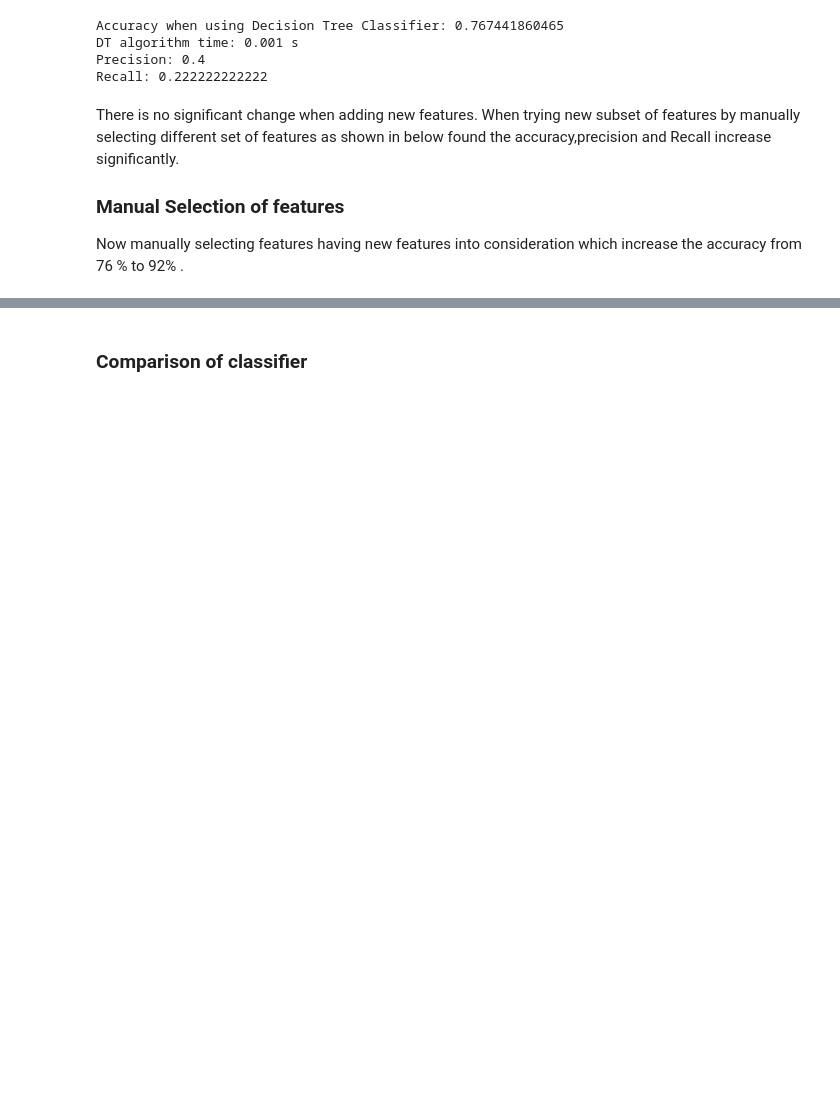
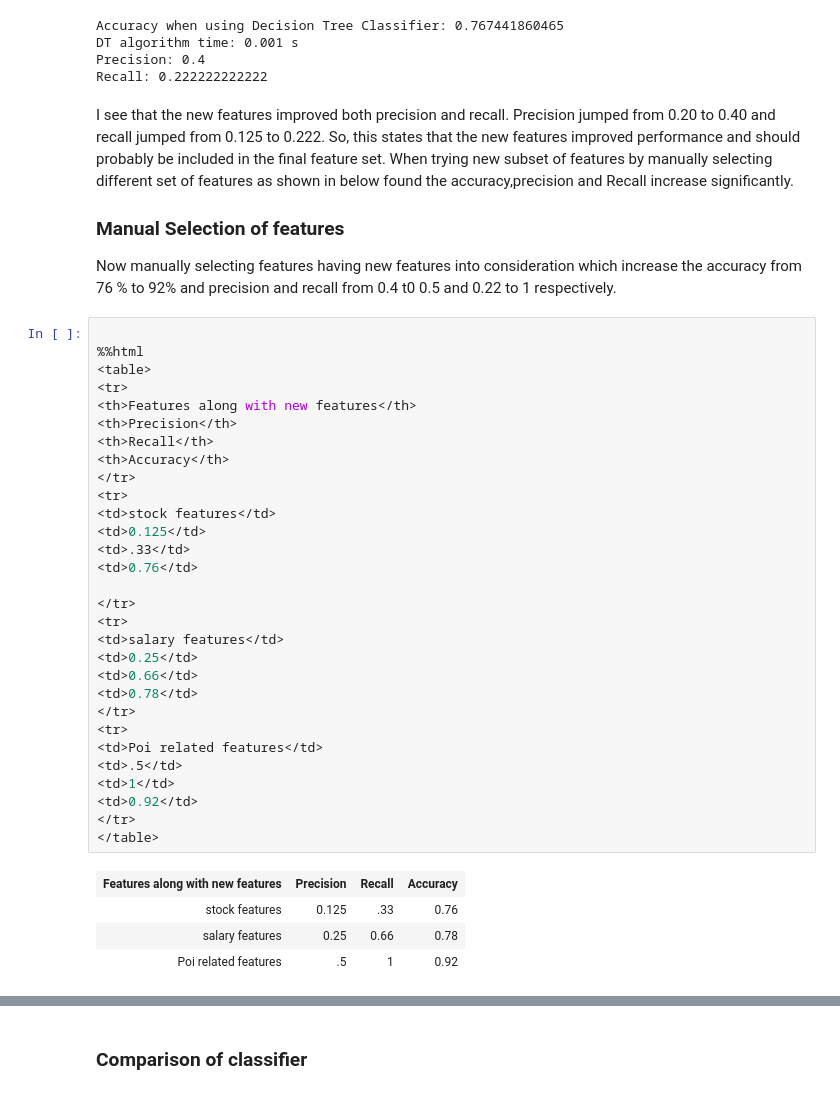
Before and after one commit to akanksha005/Enron-Fraud-Identifier, a Jupyter notebook: Enron Fraud Identifier.ipynb, the cells around one changed output, grey strips where cells are left out. Cells and saved outputs as stored; diff of their text form; blank space fills up the shorter version.

```diff
--- a/Enron Fraud Identifier.ipynb
+++ b/Enron Fraud Identifier.ipynb
@@ -469,7 +472,42 @@ DT algorithm time: 0.001 s
 Precision: 0.4
 Recall: 0.222222222222
 # %% [markdown]
-There is no significant change when adding new features. When trying new subset of features by manually selecting different set of features as shown in below found the accuracy,precision and Recall increase significantly.
+I see that the new features improved both precision and recall. Precision jumped from 0.20 to 0.40 and recall jumped from 0.125 to 0.222. So, this states that the new features improved performance and should probably be included in the final feature set.  When trying new subset of features by manually selecting different set of features as shown in below found the accuracy,precision and Recall increase significantly.
 ### Manual Selection of features
-Now manually selecting features having new features into consideration which increase the accuracy from 76 % to 92% .
+Now manually selecting features having new features into consideration which increase the accuracy from 76 % to 92% and precision and recall from 0.4 t0 0.5 and 0.22 to 1 respectively.
+# %%
+
+%%html
+<table>
+<tr>
+<th>Features along with new features</th>
+<th>Precision</th>
+<th>Recall</th>
+<th>Accuracy</th>
+</tr>
+<tr>
+<td>stock features</td>
+<td>0.125</td>
+<td>.33</td>
+<td>0.76</td>
+
+</tr>
+<tr>
+<td>salary features</td>
+<td>0.25</td>
+<td>0.66</td>
+<td>0.78</td>
+</tr>
+<tr>
+<td>Poi related features</td>
+<td>.5</td>
+<td>1</td>
+<td>0.92</td>
+</tr>
+</table>
+# %% [output]
+| Features along with new features | Precision | Recall | Accuracy |
+| stock features | 0.125 | .33 | 0.76 |
+| salary features | 0.25 | 0.66 | 0.78 |
+| Poi related features | .5 | 1 | 0.92 |
 # %%
```
Also changed, not shown: parts of 5 cells of this notebook, 2 other files.
